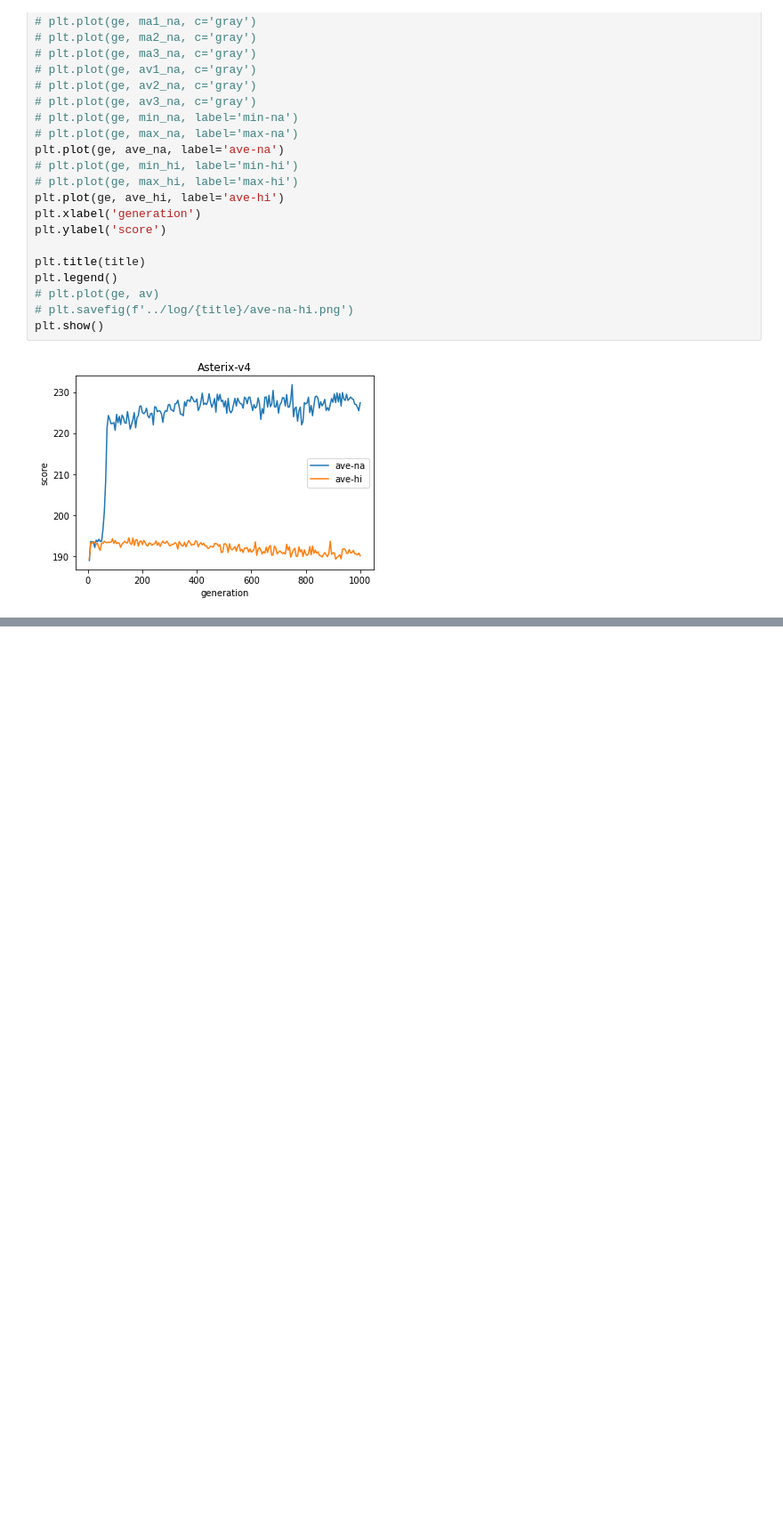
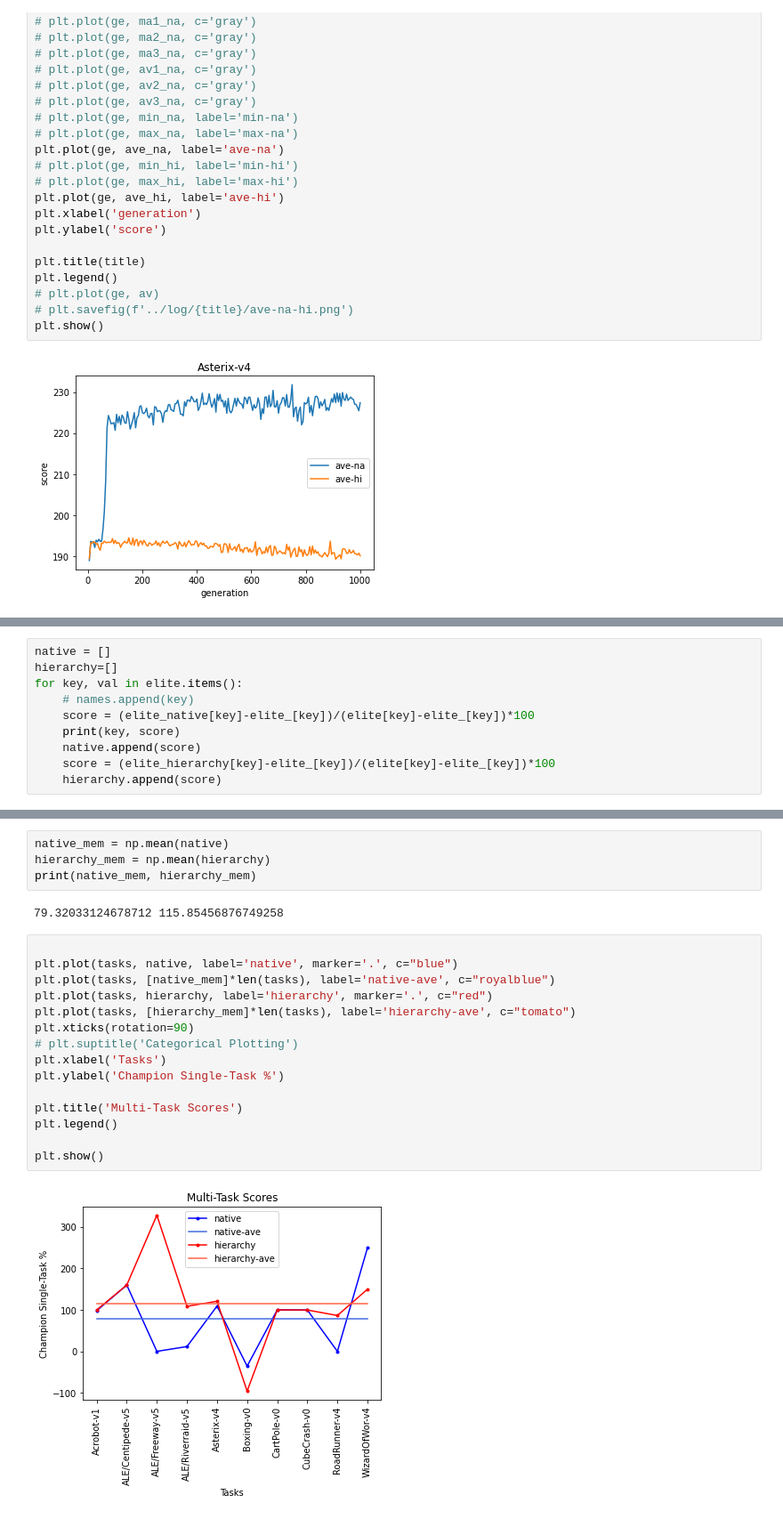
Before and after one commit to oyako-li/TPG, a Jupyter notebook: src/sample.ipynb, the cells around one changed output, grey strips where cells are left out. Shown: that part at 89% size. Drawn from its saved outputs; the diff is of its cells as text; blank space fills up the shorter version.

```diff
--- a/src/sample.ipynb
+++ b/src/sample.ipynb
@@ -385,0 +677,10 @@ Error:
+# %%
+native = []
+hierarchy=[]
+for key, val in elite.items():
+    # names.append(key)
+    score = (elite_native[key]-elite_[key])/(elite[key]-elite_[key])*100
+    print(key, score)
+    native.append(score)
+    score = (elite_hierarchy[key]-elite_[key])/(elite[key]-elite_[key])*100
+    hierarchy.append(score)
@@ -385,0 +698,23 @@ Error:
+# %%
+native_mem = np.mean(native)
+hierarchy_mem = np.mean(hierarchy)
+print(native_mem, hierarchy_mem)
+# %% [output]
+79.32033124678712 115.85456876749258
+# %%
+
+plt.plot(tasks, native, label='native', marker='.', c="blue")
+plt.plot(tasks, [native_mem]*len(tasks), label='native-ave', c="royalblue")
+plt.plot(tasks, hierarchy, label='hierarchy', marker='.', c="red")
+plt.plot(tasks, [hierarchy_mem]*len(tasks), label='hierarchy-ave', c="tomato")
+plt.xticks(rotation=90)
+# plt.suptitle('Categorical Plotting')
+plt.xlabel('Tasks')
+plt.ylabel('Champion Single-Task %')
+
+plt.title('Multi-Task Scores')
+plt.legend()
+
+plt.show()
+# %% [output]
+[figure, added]
```
Also changed, not shown: parts of 16 cells of this notebook, 12 other files.
